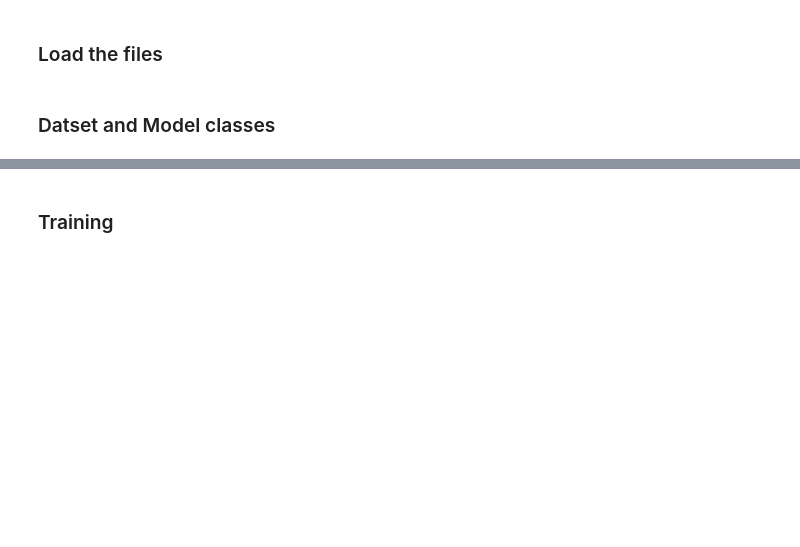
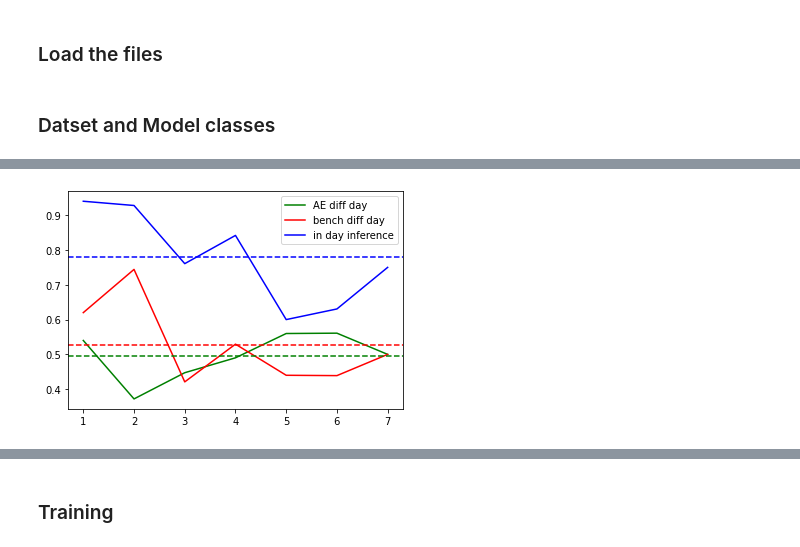
Before and after one commit to OferAvin/EEG-Rehab-EU, a Jupyter notebook: Rehab_encoder_decoder.ipynb, the cells around one changed output, grey strips where cells are left out. Cells and saved outputs as stored; diff of their text form; code cells hidden in the pictures; blank space fills up the shorter version.

```diff
--- a/Rehab_encoder_decoder.ipynb
+++ b/Rehab_encoder_decoder.ipynb
@@ -107,7 +107,7 @@ def segmentEEG(eegArrangedDict, trialLen, printFlag = 1):
     for idx in imgIdx:
             # Check if theres artifacts in trial (more then half the trial is labeled with artificats)
         if np.sum(eegArrangedDict['artifacts'][idx + 1 : idx + 1 + int(trialLen * eegArrangedDict['fs'])]) > \
-        trialLen * eegArrangedDict['fs'] * 0.5:
+        trialLen * eegArrangedDict['fs'] * 1:
             removedCount += 1
             # Check that the trial is atleast as the given trial length (not ended before)
         elif np.sum(eegArrangedDict['triggers'][idx + 1 : idx + 1 + int(trialLen * eegArrangedDict['fs'])]) == 0:
@@ -332,6 +365,7 @@ class EEGDataSet(Dataset):
 
         # Features extraction
         feat_mat = mneFeatures(signal, EEGDict[0]['fs'])
+        csp_feat, csp_transform = cspFeatures(signal, y, 6)
 
         if test_flag:
             X = X_hat = feat_mat
@@ -345,6 +379,9 @@ class EEGDataSet(Dataset):
         self.n_samples = self.X.shape[0]
         self.n_feat = self.X.shape[1]
         self.feat_mat = feat_mat
+        self.csp_feat = csp_feat
+        self.csp_transform = csp_transform
+
         self.y = y
         if not test_flag:
             self.y = y_comb
@@ -578,0 +633,28 @@ class lightAE(LightningModule):
+# %%
+train_days=[0,1]
+
+
+
+AE_list = []
+
+# Logger
+logger = TensorBoardLogger('tb_logs', name='EEG_Logger')
+
+# Train Dataset
+signal_data = EEGDataSet_signal(dictListStacked, train_days)
+signal_data_loader = DataLoader(dataset=signal_data, batch_size=batch_sz, shuffle=True, num_workers=0)
+features_training_data = EEGDataSet(dictListStacked, train_days, test_flag=True)
+signal_train, _ = signal_data.getAllItems()
+
+# CSP features and object
+csp_feat = features_training_data.csp_feat
+csp_transform = features_training_data.csp_transform
+
+# Train model on training day
+day_zero_AE = convolution_AE(signal_data.n_channels, features_training_data.feat_mat, ae_learning_rt, filters_n=convolution_filters,\
+                            true_csp_feat=csp_feat, csp_transform=csp_transform)
+trainer_1 = pl.Trainer(max_epochs=1, gpus=0, progress_bar_refresh_rate=1, logger=logger)
+trainer_1.fit(day_zero_AE, train_dataloaders=signal_data_loader)
+
+true_latent_dist = day_zero_AE.encode(signal_train)
+true_latent_dist = torch.flatten(true_latent_dist, 1)
@@ -578,0 +751,12 @@ class lightAE(LightningModule):
+# %%
+plt.figure(1)
+plt.plot(range(train_days[1], len(dictListStacked)), AE_diff_day_score, label='AE diff day', color='g')
+plt.plot(range(train_days[1], len(dictListStacked)), bench_diff_day_score, label='bench diff day', color='r')
+plt.axhline(y=np.mean(AE_diff_day_score), color='g', linestyle='--')
+plt.axhline(y=np.mean(bench_diff_day_score), color='r', linestyle='--')
+plt.plot(range(train_days[1], len(dictListStacked)), bench_same_day_score, label='in day inference', color='b')
+plt.axhline(y=np.mean(bench_same_day_score), color='b', linestyle='--')
+plt.legend()
+plt.show()
+# %% [output]
+[figure, added]
```
Also changed, not shown: parts of 24 cells of this notebook.
